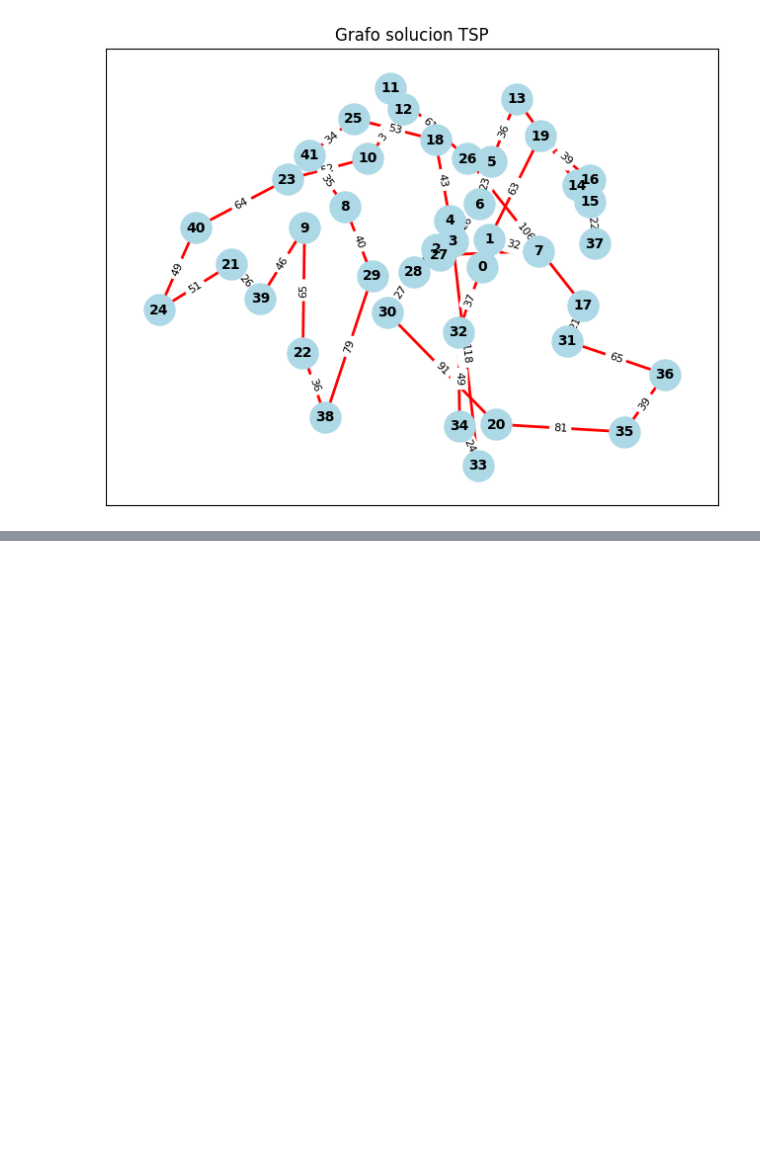
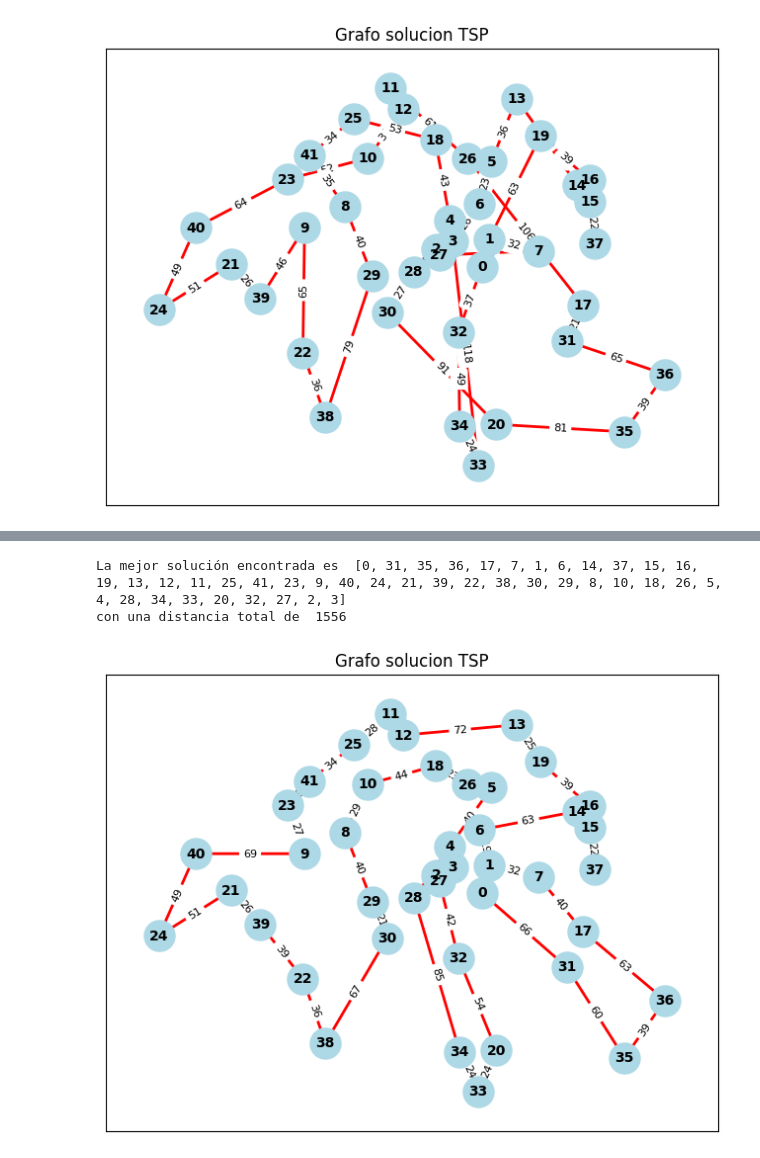
Before and after one commit to silviamoya/03MIAR-Algoritmos-Optimizacion, a Jupyter notebook: Practicas_guiadas/Algoritmos_AG3.ipynb, the cells around one changed output, grey strips where cells are left out. Saved outputs shown, nothing was run; the diff lists cells and outputs as text; code cells hidden in the pictures; blank space fills up the shorter version.

```diff
--- a/Practicas_guiadas/Algoritmos_AG3.ipynb
+++ b/Practicas_guiadas/Algoritmos_AG3.ipynb
@@ -426,0 +517,22 @@ con una distancia total de 1900
+# %%
+# se generan 10 vecinos aleatorios y se selecciona el mejor
+
+def genera_mejor_vecino_aleatorio(solucion, problem, num_vecinos=10):
+
+    mejor_vecino = None
+    mejor_distancia = float("inf")
+
+    for _ in range(num_vecinos):
+
+        # Generamos un vecino usando la función original del profesor
+        vecino = genera_vecina_aleatorio(solucion)
+
+        # Calculamos su distancia
+        distancia_vecino = distancia_total(vecino, problem)
+
+        # Guardamos el mejor de los vecinos generados
+        if distancia_vecino < mejor_distancia:
+            mejor_vecino = vecino
+            mejor_distancia = distancia_vecino
+
+    return mejor_vecino
@@ -426,0 +583,15 @@ con una distancia total de 1900
+# %%
+sol_mejorada = recocido_simulado_mejorado(
+    problem,
+    10000000,
+    num_vecinos=10
+)
+
+plot_tsp_solution(
+    problem.edge_weights,
+    sol_mejorada
+)
+# %% [output]
+La mejor solución encontrada es  [0, 31, 35, 36, 17, 7, 1, 6, 14, 37, 15, 16, 19, 13, 12, 11, 25, 41, 23, 9, 40, 24, 21, 39, 22, 38, 30, 29, 8, 10, 18, 26, 5, 4, 28, 34, 33, 20, 32, 27, 2, 3]
+con una distancia total de  1556
+[figure, added]
```
Also changed, not shown: parts of 9 cells of this notebook.
